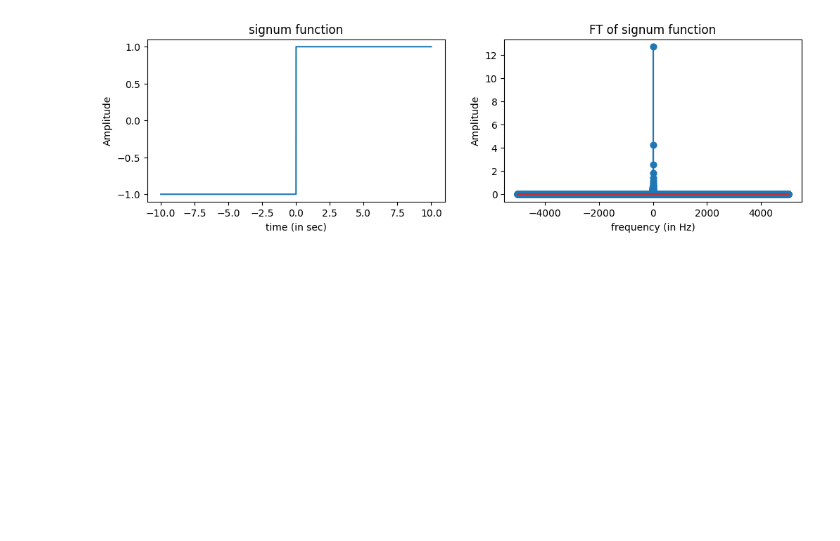
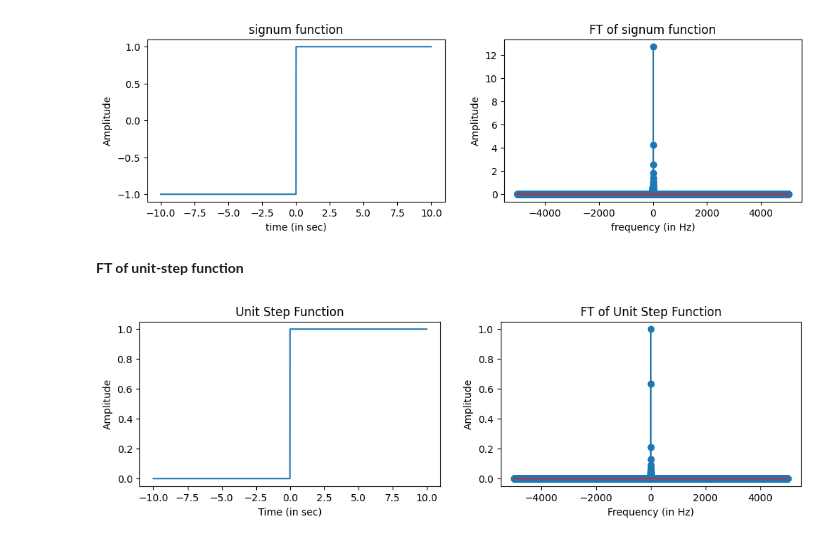
Before and after one commit to nageshwar-mehta/Signal_and_system, a Jupyter notebook: FT_of_basic_signals.ipynb, the cells around one changed output. Saved outputs shown, nothing was run; the diff lists cells and outputs as text; code cells hidden in the pictures; blank space fills up the shorter version.

Commit message:
Fourier transform of unit step function -added

```diff
--- a/FT_of_basic_signals.ipynb
+++ b/FT_of_basic_signals.ipynb
@@ -217,3 +217,52 @@ plt.stem(freq, np.abs(fft_sgn_t) / sr)  # Using stem plot for better visualizati
 plt.show()
 # %% [output]
 [figure]
+# %% [markdown]
+**FT of unit-step function**
+# %%
+
+def ut_fun(A, time_array):
+    # Function to generate unit step function values for each element in time array
+    ut = []
+    for i in range(len(time_array)):
+        if(time_array[i] >= 0):
+            ut.append(1)
+        else:
+            ut.append(0)
+    return ut
+
+# Parameters
+dur = 10         # Duration in seconds
+sr = 10000       # Sampling rate in Hz
+
+# Time array
+t = np.linspace(-dur, dur, dur * sr * 2 + 1)
+
+# Generate unit step function values
+u_t = ut_fun(1, t)
+
+# Compute FFT of the unit step function
+FT_u_t = np.fft.fftshift(np.fft.fft(u_t))
+
+# Frequency array for plotting the FFT
+freq = np.fft.fftshift(np.fft.fftfreq(len(FT_u_t), 1/sr))
+
+# Plotting the unit step function and its FFT
+plt.figure(figsize=[12, 3])
+
+# Plotting the unit step function
+plt.subplot(1, 2, 1)
+plt.title("Unit Step Function")
+plt.xlabel("Time (in sec)")
+plt.ylabel("Amplitude")
+plt.plot(t, u_t)
+
+# Plotting the FFT of the unit step function
+plt.subplot(1, 2, 2)
+plt.title("FT of Unit Step Function")
+plt.xlabel("Frequency (in Hz)")
+plt.ylabel("Amplitude")
+plt.stem(freq, np.abs(FT_u_t) / (sr * dur))  # Using stem plot for better visualization
+plt.show()
+# %% [output]
+[figure, added]
```
